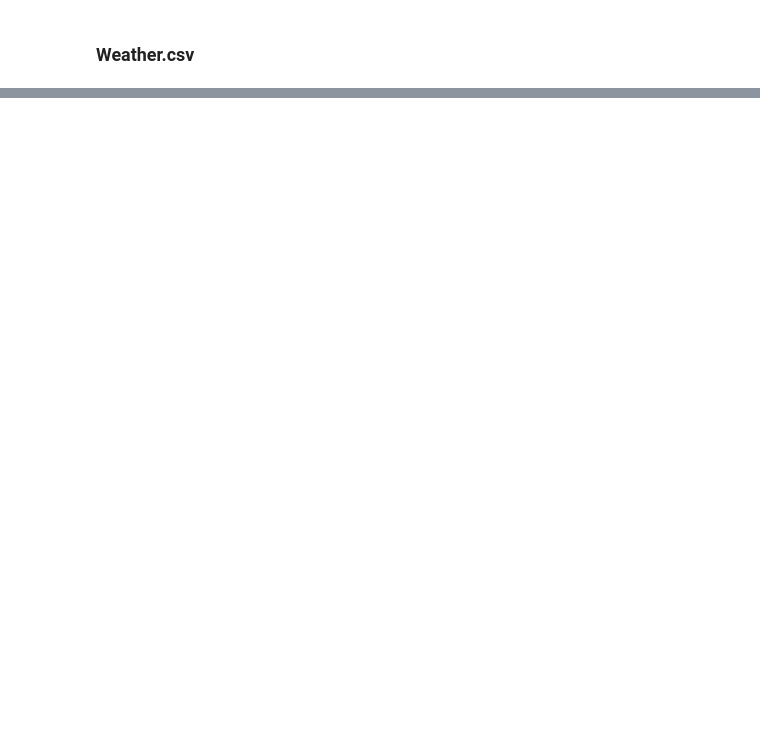
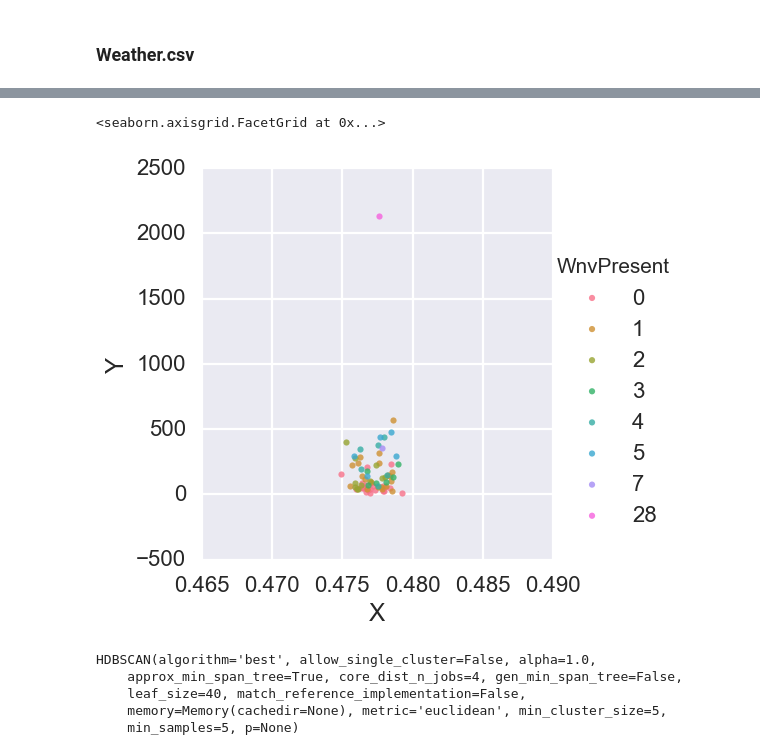
Before and after one commit to c-mez04/group_kaggle_project, a Jupyter notebook: 0_DATA_CLEANLINESS.ipynb, the cells around one changed output, grey strips where cells are left out. Cells and saved outputs as stored; diff of their text form; code cells hidden in the pictures; blank space fills up the shorter version.

```diff
--- a/0_DATA_CLEANLINESS.ipynb
+++ b/0_DATA_CLEANLINESS.ipynb
@@ -264,0 +432,5 @@ array([[<matplotlib.axes._subplots.AxesSubplot object at 0x...>,
+# %%
+loc_final = []
+for i in df_train2['loc']:
+    loc_final.append(round(i,2))
+df_train2['loc_simple'] = loc_final
@@ -264,0 +442,14 @@ array([[<matplotlib.axes._subplots.AxesSubplot object at 0x...>,
+# %%
+df_train4 = df_train2.groupby(['Year', 'Month','loc']).mean().reset_index()
+df_train3 = df_train2.groupby(['Year', 'Month','loc']).count().reset_index()
+df_train5 = df_train2.groupby(['Year', 'Month','loc']).sum().reset_index()
+df_train3['Latitude'] = df_train4['Latitude']
+df_train3['Longitude'] = df_train4['Longitude']
+df_train3['loc_simple'] = df_train4['loc_simple']
+df_train3['NumMosquitos'] = df_train5['NumMosquitos']
+df_train3['WnvPresent'] = df_train5['WnvPresent']
+df_train3.drop(['Date'], axis=1, inplace=True)
+# %%
+#Filtering
+df_train3 = df_train3[df_train3['Year'].astype(int) == 2013]
+df_train3 = df_train3[df_train3['Month'].astype(int) == 8]
@@ -264,0 +469,8 @@ array([[<matplotlib.axes._subplots.AxesSubplot object at 0x...>,
+# %%
+df_train3['X'] = (df_train3['Latitude']/abs(df_train3['Longitude']))
+df_train3['Y'] = (df_train3['NumMosquitos'])
+# %%
+sns.lmplot(x='X', y='Y', hue='WnvPresent', fit_reg=False, data=df_train3)
+# %% [output]
+<seaborn.axisgrid.FacetGrid at 0x...>
+[figure, added]
@@ -264,0 +481,8 @@ array([[<matplotlib.axes._subplots.AxesSubplot object at 0x...>,
+# %%
+clusterer.fit(df_train3)
+# %% [output]
+HDBSCAN(algorithm='best', allow_single_cluster=False, alpha=1.0,
+    approx_min_span_tree=True, core_dist_n_jobs=4, gen_min_span_tree=False,
+    leaf_size=40, match_reference_implementation=False,
+    memory=Memory(cachedir=None), metric='euclidean', min_cluster_size=5,
+    min_samples=5, p=None)
```
Also changed, not shown: parts of 24 cells of this notebook, 3 other files.
